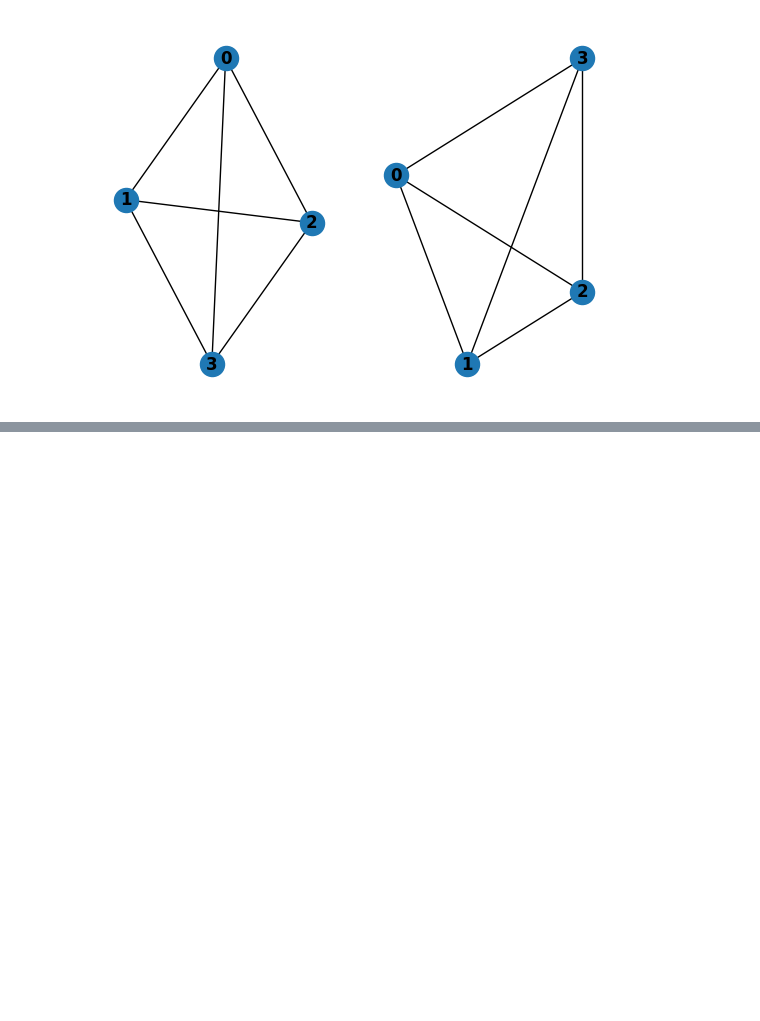
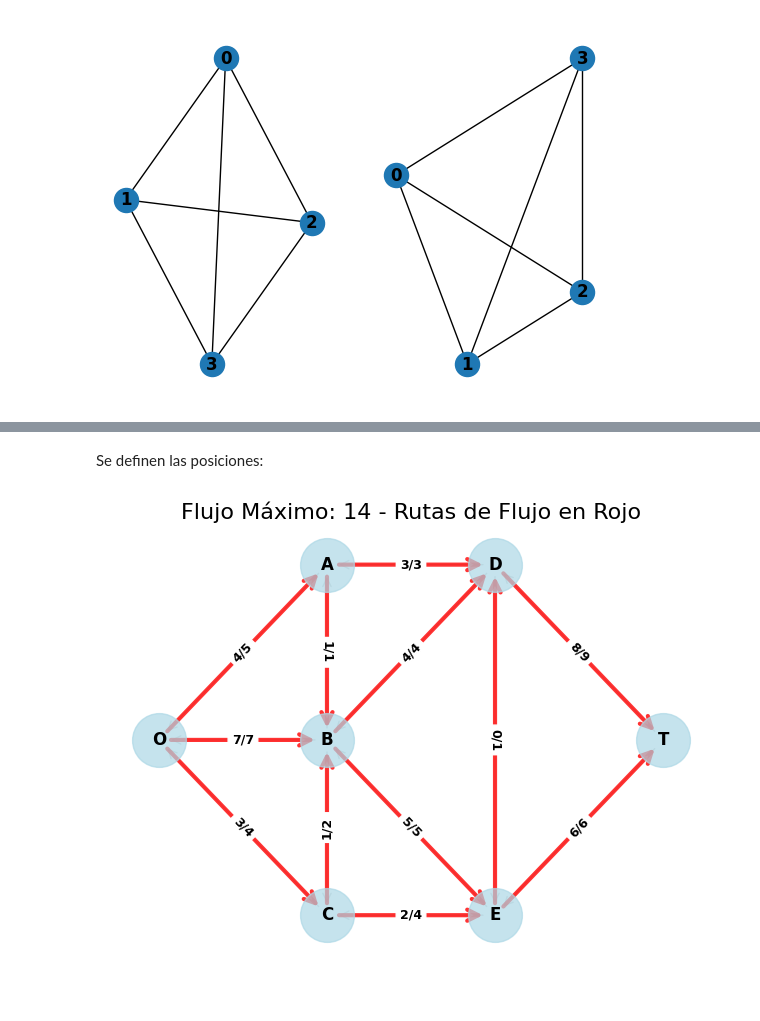
Before and after one commit to manuel1729/Investigacion-de-operaciones, a Jupyter notebook: Analisis_de_redes_bien.ipynb, the cells around one changed output, grey strips where cells are left out. Drawn from its saved outputs; the diff is of its cells as text; code cells hidden in the pictures; blank space fills up the shorter version.

```diff
--- a/Analisis_de_redes_bien.ipynb
+++ b/Analisis_de_redes_bien.ipynb
@@ -296,0 +442,3 @@ nx.draw_shell(P, nlist=[range(5, 10), range(5)], with_labels=True, font_weight='
+# %%
+maximo, flujo_dict = nx.maximum_flow(F, "O", "T", capacity='capacity')
+print("El flujo máximo es: ", maximo)
@@ -296,0 +447,6 @@ nx.draw_shell(P, nlist=[range(5, 10), range(5)], with_labels=True, font_weight='
+# %%
+for u in flujo_dict:
+  for v in flujo_dict[u]:
+    if flujo_dict[u][v] > 0:
+      capacidad = F[u][v]['capacity']
+      print(f"  {u} → {v}: {flujo_dict[u][v]}/{capacidad}")
@@ -296,0 +466,56 @@ nx.draw_shell(P, nlist=[range(5, 10), range(5)], with_labels=True, font_weight='
+# %% [markdown]
+Se definen las posiciones:
+# %%
+pos = {"O": (0, 1),"A": (1, 2), "B": (1, 1), "C": (1, 0),"D": (2, 2), "E": (2, 0),"T": (3, 1)}
+# %%
+# Crear figurplt.figure(figsize=(14, 8))
+
+# dibujamos los nodos
+nx.draw_networkx_nodes(F, pos, node_color='lightblue',
+                      node_size=1500, alpha=0.7)
+
+# aristas con flujo >0
+aristas_con_flujo = []
+aristas_sin_flujo = []
+
+for u in flujo_dict:
+    for v in flujo_dict[u]:
+        if flujo_dict[u][v] > 0:
+            aristas_con_flujo.append((u, v))
+        else:
+            aristas_sin_flujo.append((u, v))
+
+# aristas sin flujo de gris
+nx.draw_networkx_edges(F, pos, edgelist=aristas_sin_flujo,
+                      edge_color='gray', width=1, alpha=0.3,
+                      arrows=True, arrowsize=15, arrowstyle='->')
+
+# aristas con rojo
+nx.draw_networkx_edges(F, pos, edgelist=aristas_con_flujo,
+                      edge_color='red', width=3, alpha=0.8,
+                      arrows=True, arrowsize=20, arrowstyle='->')
+
+# etiquetas en nodos
+nx.draw_networkx_labels(F, pos, font_size=12, font_weight='bold')
+
+# otras etiquetas
+edge_labels = {}
+for u, v in F.edges():
+    capacidad = F[u][v]['capacity']
+    flujo_actual = flujo_dict[u].get(v, 0)
+    if flujo_actual > 0:
+        edge_labels[(u, v)] = f"{flujo_actual}/{capacidad}"
+    else:
+        edge_labels[(u, v)] = f"0/{capacidad}"
+
+nx.draw_networkx_edge_labels(F, pos, edge_labels=edge_labels,
+                           font_size=9, font_weight='bold')
+
+plt.title(f"Flujo Máximo: {maximo} - Rutas de Flujo en Rojo", fontsize=16)
+plt.axis('off')
+plt.tight_layout()
+plt.show()
+# %% [output]
+[figure, added]
+# %% [markdown]
+#
```
Also changed, not shown: parts of 28 cells of this notebook.
